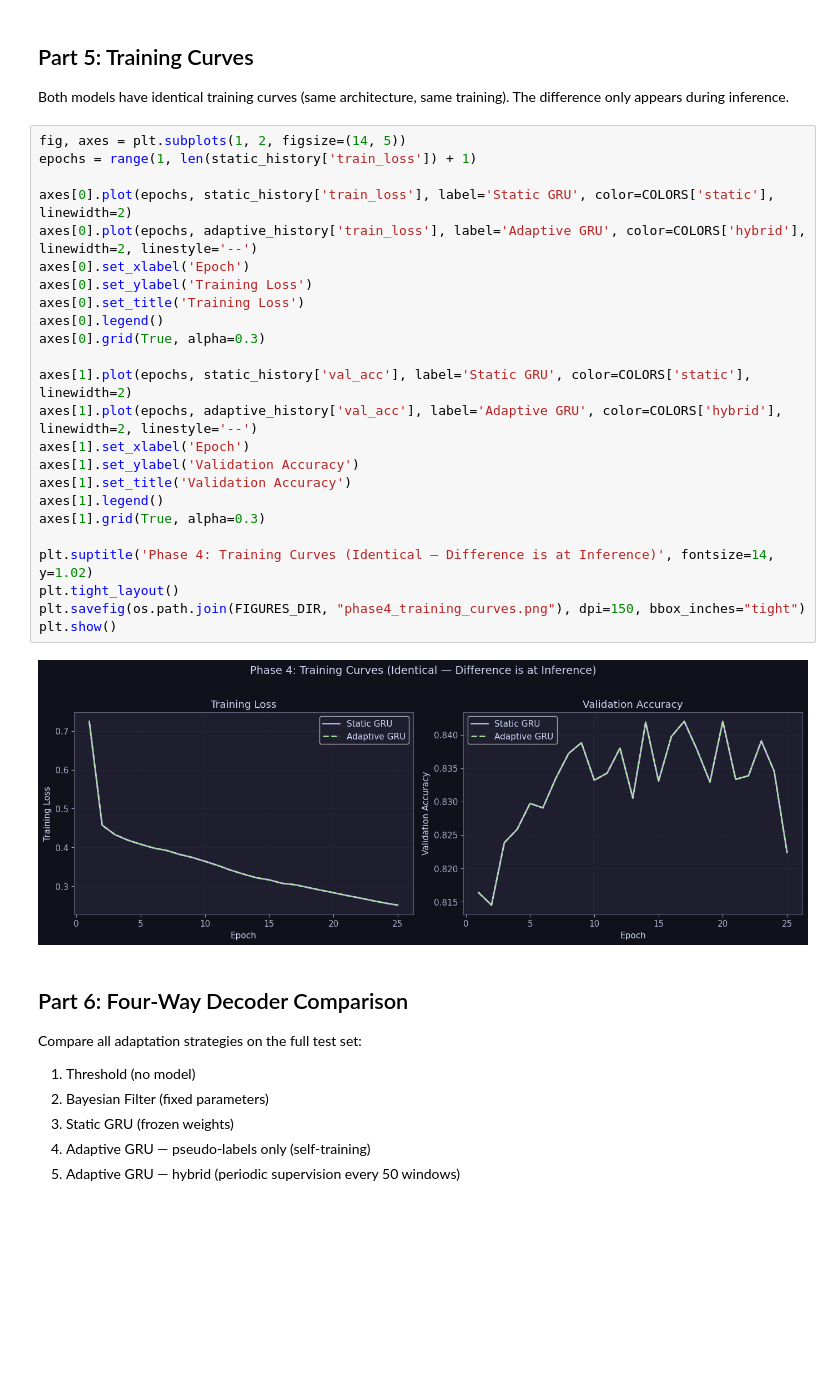
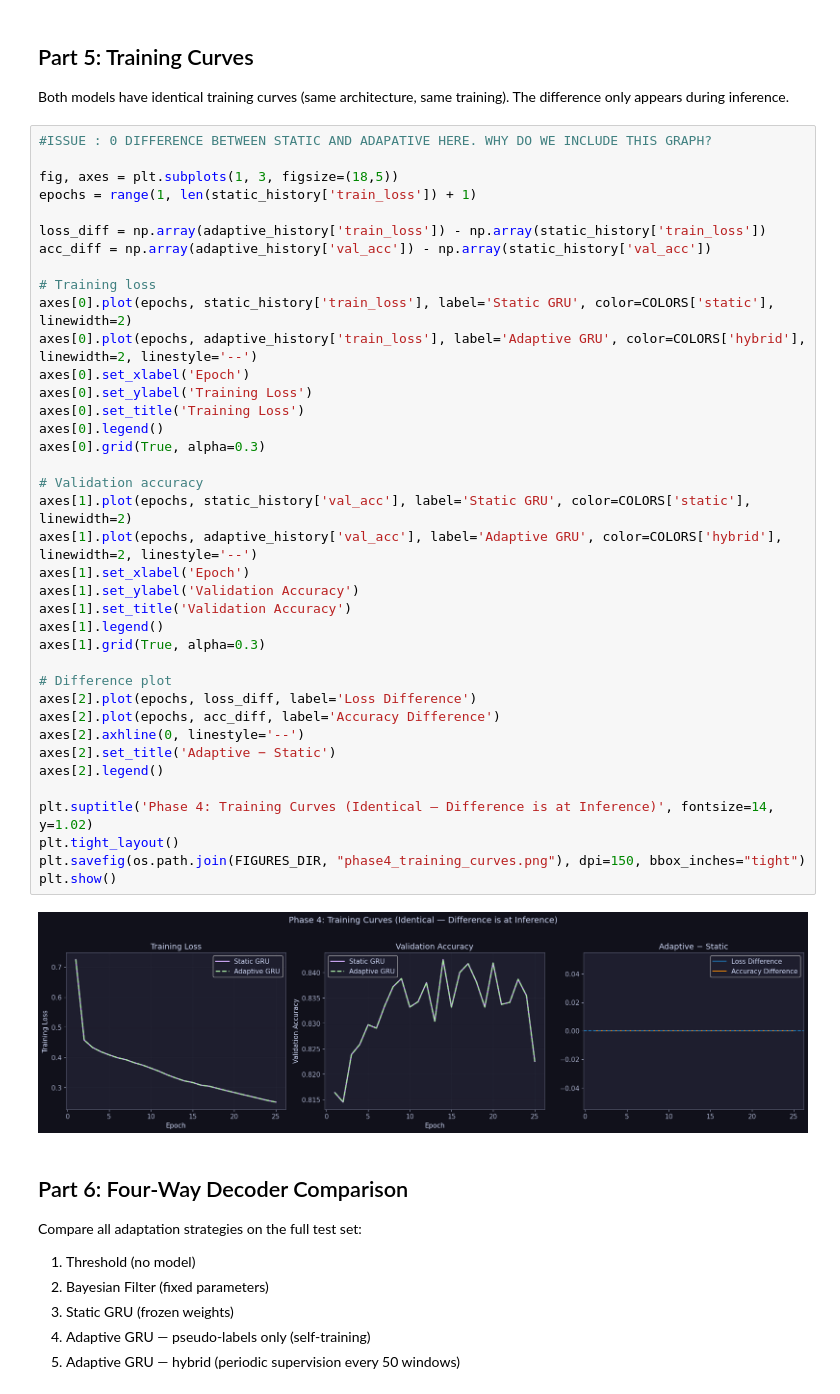
Before and after one commit to pkarakala/cqec-ml-decoder, a Jupyter notebook: notebooks/04_phase4_adaptive_decoding.ipynb, the cells around one changed output. Drawn from its saved outputs; the diff is of its cells as text; blank space fills up the shorter version.

Commit message:
Improved Visualizations, added comments for future work

```diff
--- a/notebooks/04_phase4_adaptive_decoding.ipynb
+++ b/notebooks/04_phase4_adaptive_decoding.ipynb
@@ -282,31 +282,45 @@ Training adaptive GRU...
 Both models have identical training curves (same architecture, same training).
 The difference only appears during inference.
 # %%
-fig, axes = plt.subplots(1, 2, figsize=(14, 5))
+#ISSUE : 0 DIFFERENCE BETWEEN STATIC AND ADAPATIVE HERE. WHY DO WE INCLUDE THIS GRAPH?
+
+fig, axes = plt.subplots(1, 3, figsize=(18,5))
 epochs = range(1, len(static_history['train_loss']) + 1)
 
+loss_diff = np.array(adaptive_history['train_loss']) - np.array(static_history['train_loss'])
+acc_diff = np.array(adaptive_history['val_acc']) - np.array(static_history['val_acc'])
+
+# Training loss
 axes[0].plot(epochs, static_history['train_loss'], label='Static GRU', color=COLORS['static'], linewidth=2)
 axes[0].plot(epochs, adaptive_history['train_loss'], label='Adaptive GRU', color=COLORS['hybrid'], linewidth=2, linestyle='--')
 axes[0].set_xlabel('Epoch')
 axes[0].set_ylabel('Training Loss')
 axes[0].set_title('Training Loss')
 axes[0].legend()
 axes[0].grid(True, alpha=0.3)
 
+# Validation accuracy
 axes[1].plot(epochs, static_history['val_acc'], label='Static GRU', color=COLORS['static'], linewidth=2)
 axes[1].plot(epochs, adaptive_history['val_acc'], label='Adaptive GRU', color=COLORS['hybrid'], linewidth=2, linestyle='--')
 axes[1].set_xlabel('Epoch')
 axes[1].set_ylabel('Validation Accuracy')
 axes[1].set_title('Validation Accuracy')
 axes[1].legend()
 axes[1].grid(True, alpha=0.3)
 
+# Difference plot
+axes[2].plot(epochs, loss_diff, label='Loss Difference')
+axes[2].plot(epochs, acc_diff, label='Accuracy Difference')
+axes[2].axhline(0, linestyle='--')
+axes[2].set_title('Adaptive − Static')
+axes[2].legend()
+
 plt.suptitle('Phase 4: Training Curves (Identical — Difference is at Inference)', fontsize=14, y=1.02)
 plt.tight_layout()
 plt.savefig(os.path.join(FIGURES_DIR, "phase4_training_curves.png"), dpi=150, bbox_inches="tight")
 plt.show()
 # %% [output]
-[figure, old version]
+[figure, new version]
 # %% [markdown]
 ## Part 6: Four-Way Decoder Comparison
 
```
Also changed, not shown: parts of 10 cells of this notebook, 21 other files.
